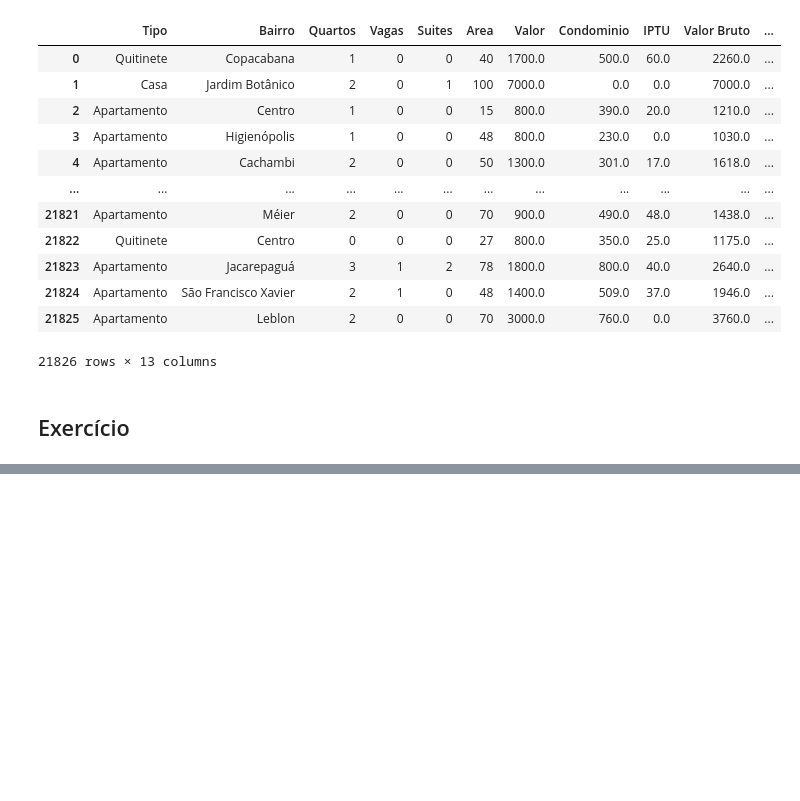
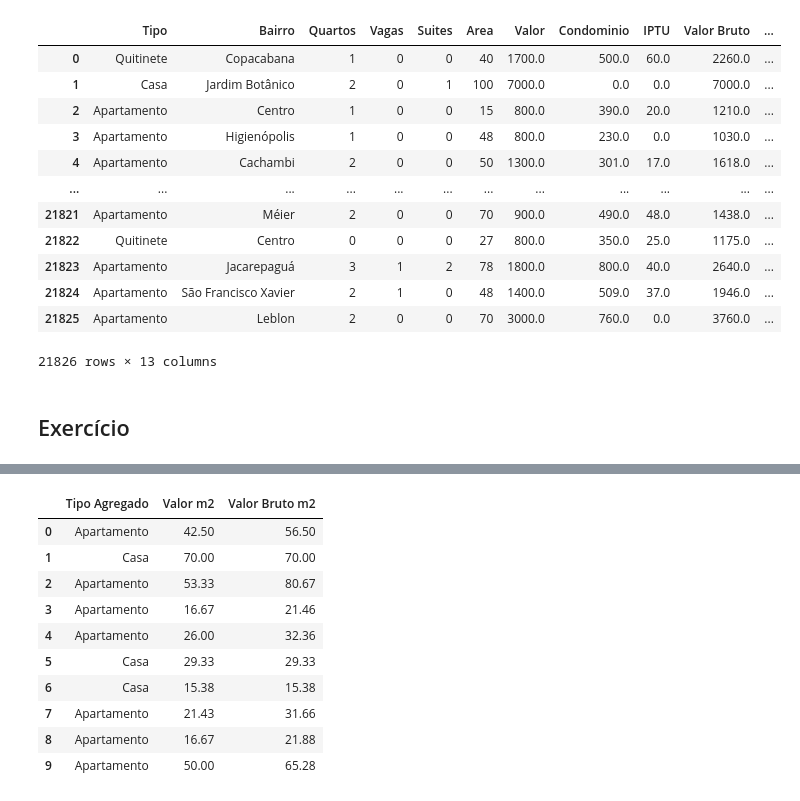
Before and after one commit to LuiMagno/DS_Notebooks, a Jupyter notebook: Alura Data Science/Python Pandas/06 - Criando Novas Variáveis.ipynb, the cells around one changed output, grey strips where cells are left out. Drawn from its saved outputs; the diff is of its cells as text; code cells hidden in the pictures; blank space fills up the shorter version.

```diff
--- a/Alura Data Science/Python Pandas/06 - Criando Novas Variáveis.ipynb
+++ b/Alura Data Science/Python Pandas/06 - Criando Novas Variáveis.ipynb
@@ -118,0 +140,14 @@ alunos = pd.DataFrame({'Nome': ['Ary', 'Cátia', 'Denis', 'Beto', 'Bruna', 'Dara
+# %%
+dados_aux.head(10)
+# %% [output]
+|  | Tipo Agregado | Valor m2 | Valor Bruto m2 |
+| 0 | Apartamento | 42.50 | 56.50 |
+| 1 | Casa | 70.00 | 70.00 |
+| 2 | Apartamento | 53.33 | 80.67 |
+| 3 | Apartamento | 16.67 | 21.46 |
+| 4 | Apartamento | 26.00 | 32.36 |
+| 5 | Casa | 29.33 | 29.33 |
+| 6 | Casa | 15.38 | 15.38 |
+| 7 | Apartamento | 21.43 | 31.66 |
+| 8 | Apartamento | 16.67 | 21.88 |
+| 9 | Apartamento | 50.00 | 65.28 |
```
Also changed, not shown: parts of 22 cells of this notebook, 1 other file.
